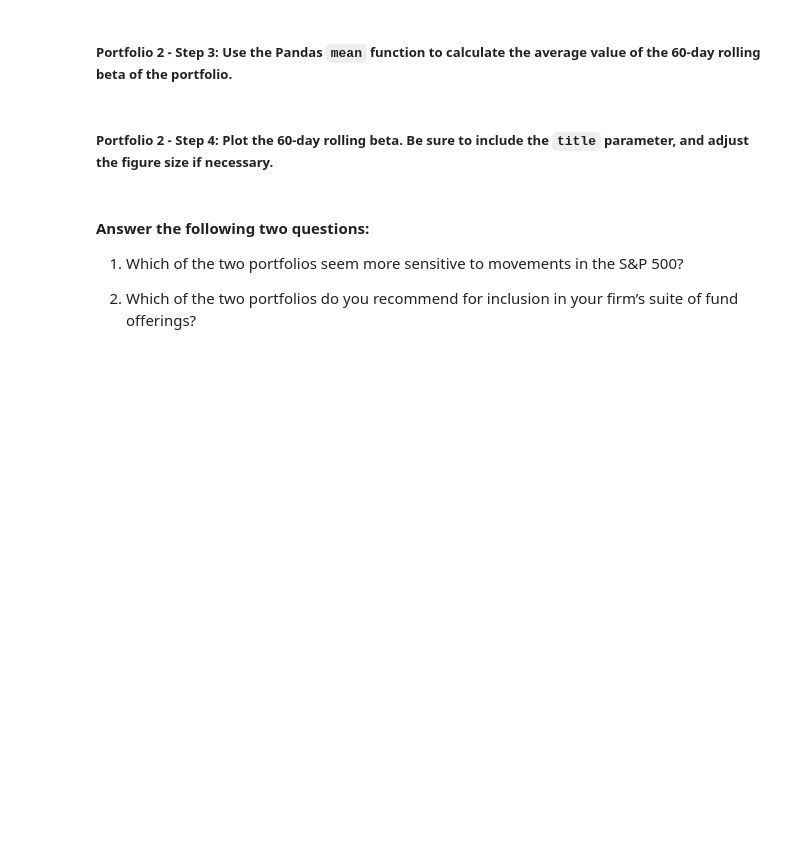
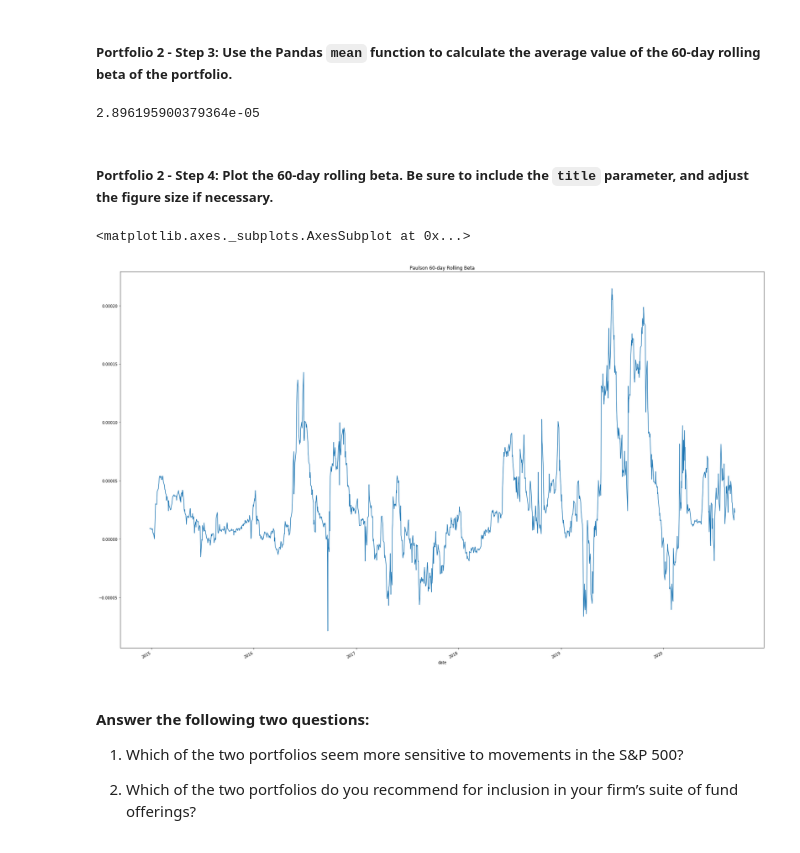
Before and after one commit to tylergusmyers/Portfolio_analyze, a Jupyter notebook: risk_return_analysis.ipynb, the cells around one changed output. Saved outputs shown, nothing was run; the diff lists cells and outputs as text; code cells hidden in the pictures; blank space fills up the shorter version.

```diff
--- a/risk_return_analysis.ipynb
+++ b/risk_return_analysis.ipynb
@@ -380,4 +423,5 @@ sp_500.mean().plot()
 # %%
 # Calculate the covariance using a 60-day rolling window
 # Review the last five rows of the covariance data
-daily_returns.cov()
+paulson_cov = daily_returns["PAULSON & CO.INC."].rolling(window = 60).cov(whale_navs_df['S&P 500'])
+paulson_cov.tail()
@@ -386,4 +438,5 @@ daily_returns.cov()
 # %%
 # Calculate the beta based on the 60-day rolling covariance compared to the market (S&P 500)
 # Review the last five rows of the beta information
-daily_returns.cov() / sp_500.var()
+paulson_beta = paulson_cov/sp_500_var
+paulson_beta.tail()
@@ -391,13 +452,18 @@ daily_returns.cov() / sp_500.var()
 ##### Portfolio 2 - Step 3: Use the Pandas `mean` function to calculate the average value of the 60-day rolling beta of the portfolio.
 # %%
 # Calculate the average of the 60-day rolling beta
-daily_returns.mean().rolling(window=60)
+paulson_beta.mean()
+# %% [output]
+2.896195900379364e-05
 # %% [markdown]
 ##### Portfolio 2 - Step 4: Plot the 60-day rolling beta. Be sure to include the `title` parameter, and adjust the figure size if necessary.
 # %%
 # Plot the rolling beta
 # Include a title parameter and adjust the figure size
-beta.plot().rolling(window= 60)
+paulson_beta.plot(title = "Paulson 60-day Rolling Beta", figsize=(30,20))
+# %% [output]
+<matplotlib.axes._subplots.AxesSubplot at 0x...>
+[figure, added]
 # %% [markdown]
 #### Answer the following two questions:
 
```
Also changed, not shown: parts of 23 cells of this notebook.
